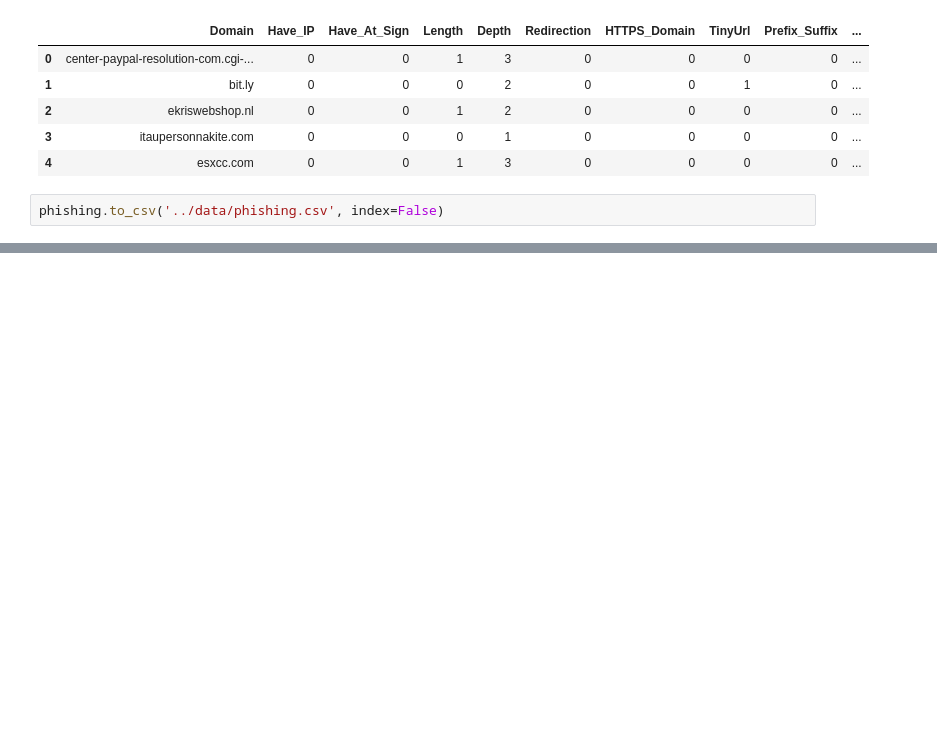
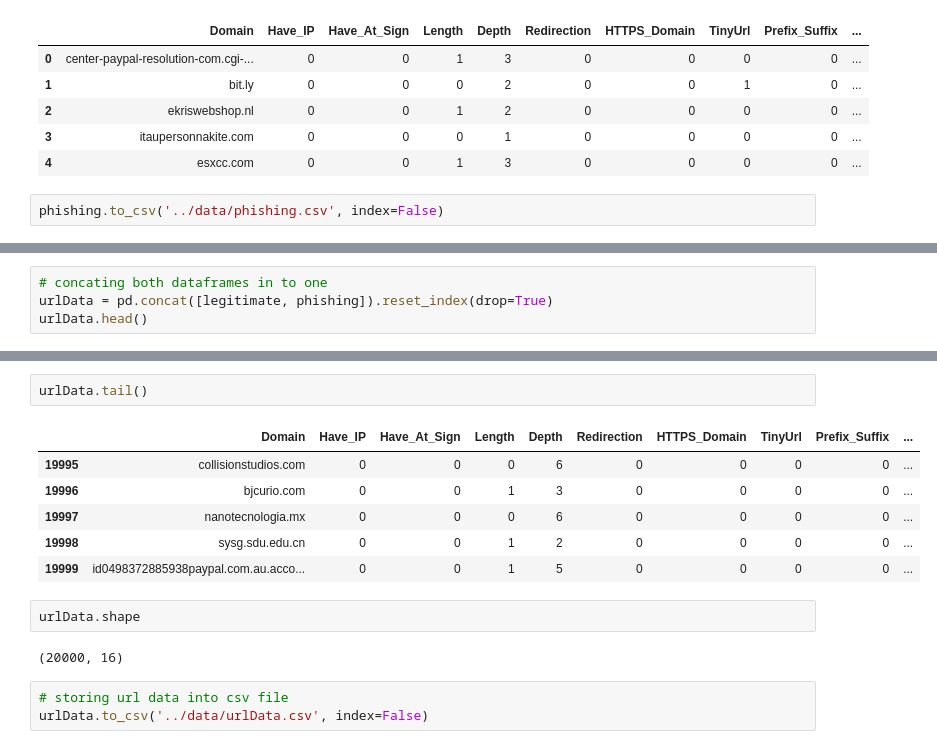
Before and after one commit to rahulptl165/Phishing-Website-Detection-Using-ML, a Jupyter notebook: features/extract_features.ipynb, the cells around one changed output, grey strips where cells are left out. Cells and saved outputs as stored; diff of their text form; blank space fills up the shorter version.

Commit message:
concatinate both phishing urls and legitimate urls into one single dataframe

```diff
--- a/features/extract_features.ipynb
+++ b/features/extract_features.ipynb
@@ -350,0 +353,4 @@ phishing.to_csv('../data/phishing.csv', index=False)
+# %%
+# concating both dataframes in to one
+urlData = pd.concat([legitimate, phishing]).reset_index(drop=True)
+urlData.head()
@@ -350,0 +364,16 @@ phishing.to_csv('../data/phishing.csv', index=False)
+# %%
+urlData.tail()
+# %% [output]
+|  | Domain | Have_IP | Have_At_Sign | Length | Depth | Redirection | HTTPS_Domain | TinyUrl | Prefix_Suffix | ... |
+| 19995 | collisionstudios.com | 0 | 0 | 0 | 6 | 0 | 0 | 0 | 0 | ... |
+| 19996 | bjcurio.com | 0 | 0 | 1 | 3 | 0 | 0 | 0 | 0 | ... |
+| 19997 | nanotecnologia.mx | 0 | 0 | 0 | 6 | 0 | 0 | 0 | 0 | ... |
+| 19998 | sysg.sdu.edu.cn | 0 | 0 | 1 | 2 | 0 | 0 | 0 | 0 | ... |
+| 19999 | id0498372885938paypal.com.au.acco... | 0 | 0 | 1 | 5 | 0 | 0 | 0 | 0 | ... |
+# %%
+urlData.shape
+# %% [output]
+(20000, 16)
+# %%
+# storing url data into csv file
+urlData.to_csv('../data/urlData.csv', index=False)
```
Also changed, not shown: parts of 2 cells of this notebook, 1 other file.
